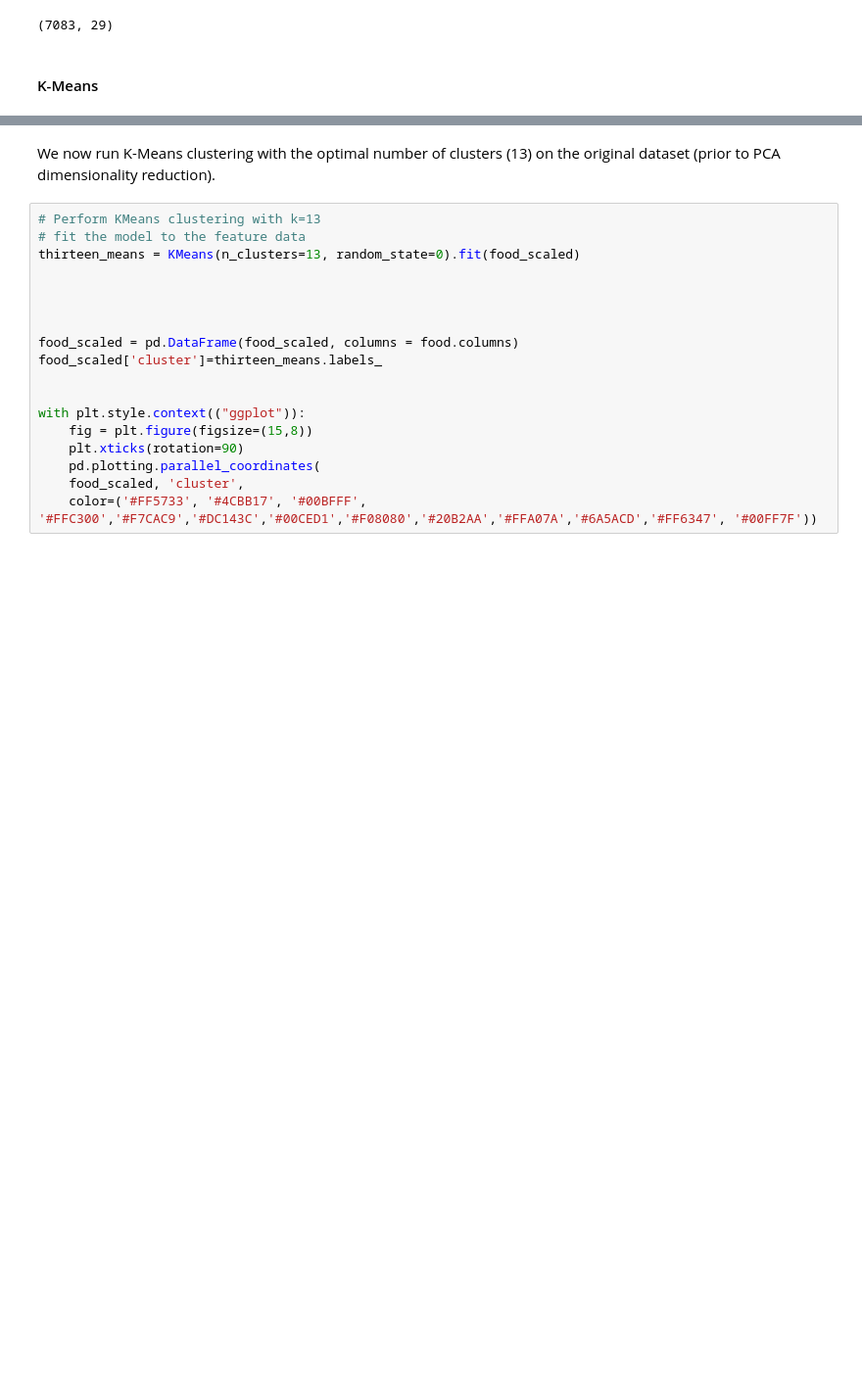
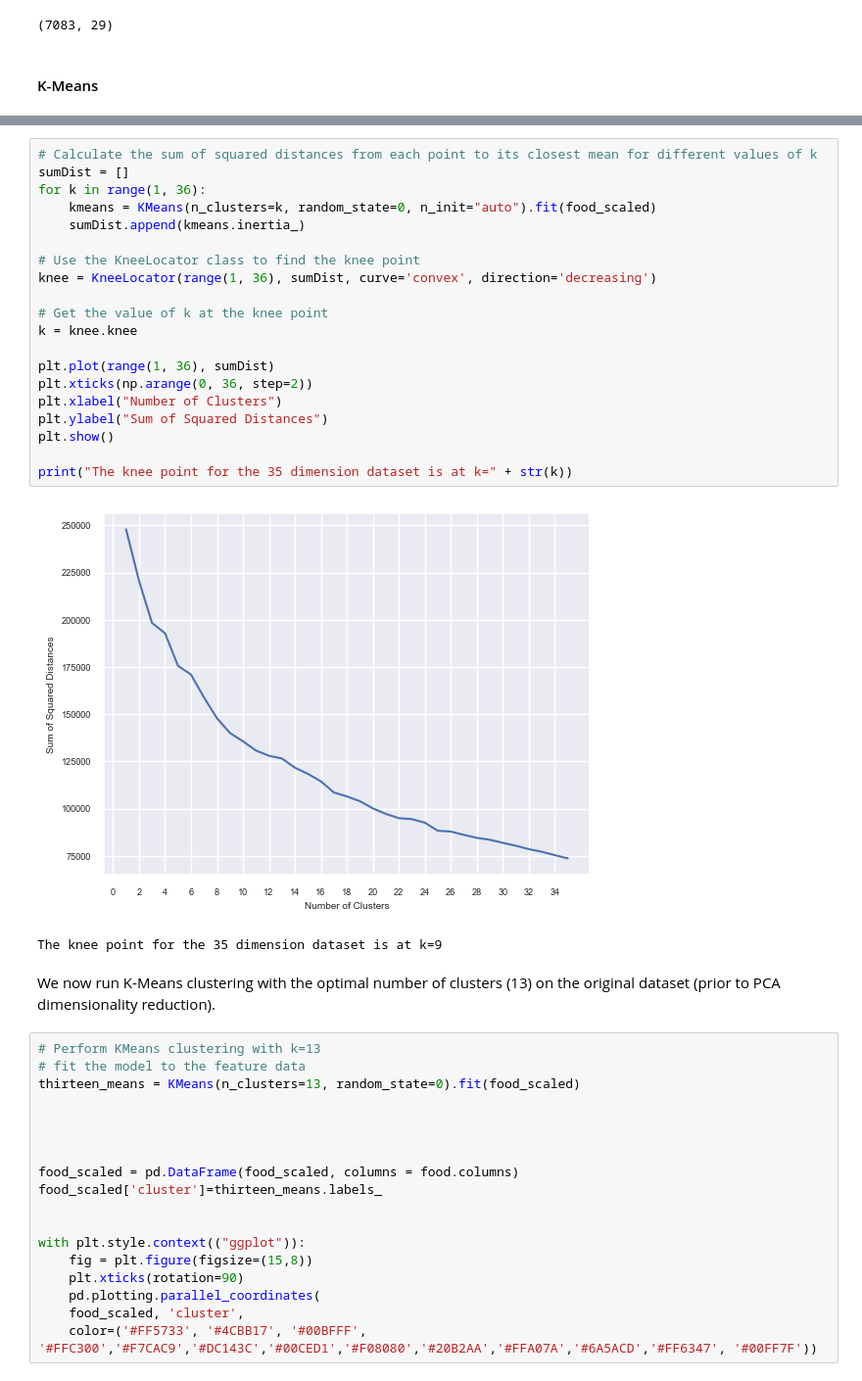
Before and after one commit to SaifA21/MSCI-446-Project, a Jupyter notebook: Final.ipynb, the cells around one changed output, grey strips where cells are left out. Shown at 98% size. Drawn from its saved outputs; the diff is of its cells as text; blank space fills up the shorter version.

Commit message:
run k means

```diff
--- a/Final.ipynb
+++ b/Final.ipynb
@@ -223,3 +221,26 @@ The knee point is at k=13
+# %%
+# Calculate the sum of squared distances from each point to its closest mean for different values of k
+sumDist = []
+for k in range(1, 36):
+    kmeans = KMeans(n_clusters=k, random_state=0, n_init="auto").fit(food_scaled)
+    sumDist.append(kmeans.inertia_)
+
+# Use the KneeLocator class to find the knee point
+knee = KneeLocator(range(1, 36), sumDist, curve='convex', direction='decreasing')
+
+# Get the value of k at the knee point
+k = knee.knee
+
+plt.plot(range(1, 36), sumDist)
+plt.xticks(np.arange(0, 36, step=2))
+plt.xlabel("Number of Clusters")
+plt.ylabel("Sum of Squared Distances")
+plt.show()
+
+print("The knee point for the 35 dimension dataset is at k=" + str(k))
+# %% [output]
+[figure, added]
+The knee point for the 35 dimension dataset is at k=9
 # %% [markdown]
 We now run K-Means clustering with the optimal number of clusters (13) on the original dataset (prior to PCA dimensionality reduction).
 # %%
```
Also changed, not shown: parts of 7 cells of this notebook.
